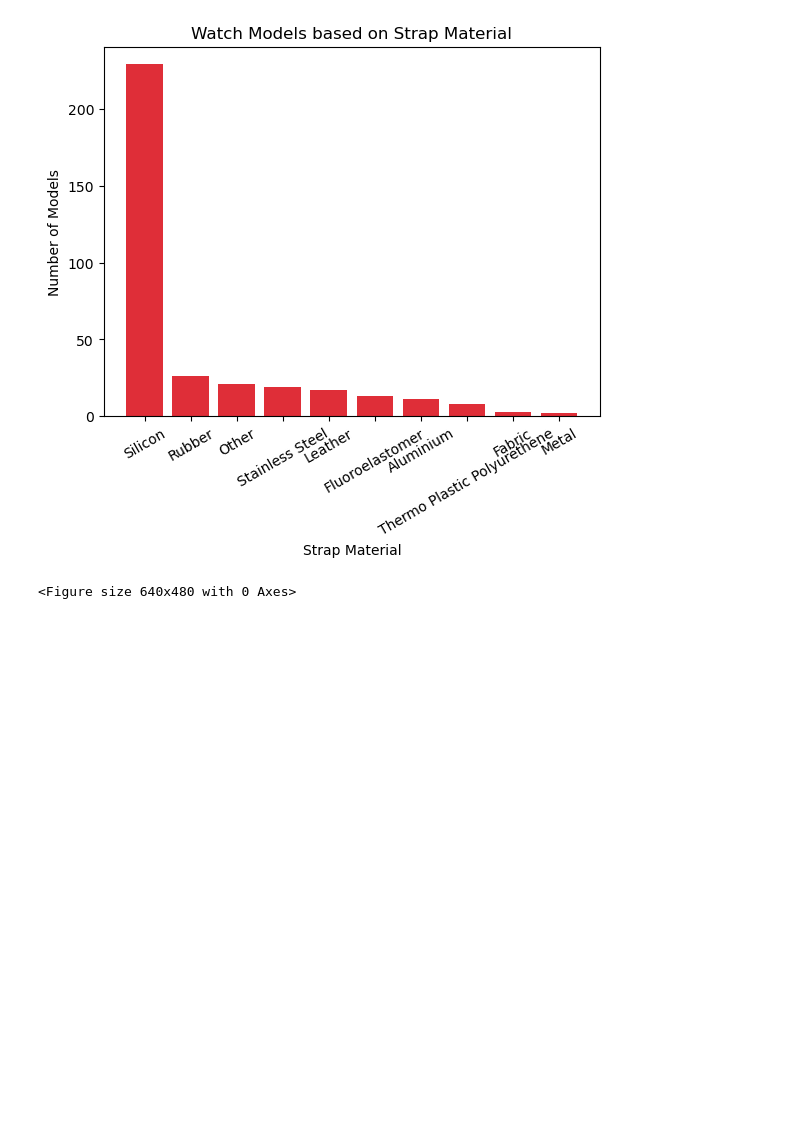
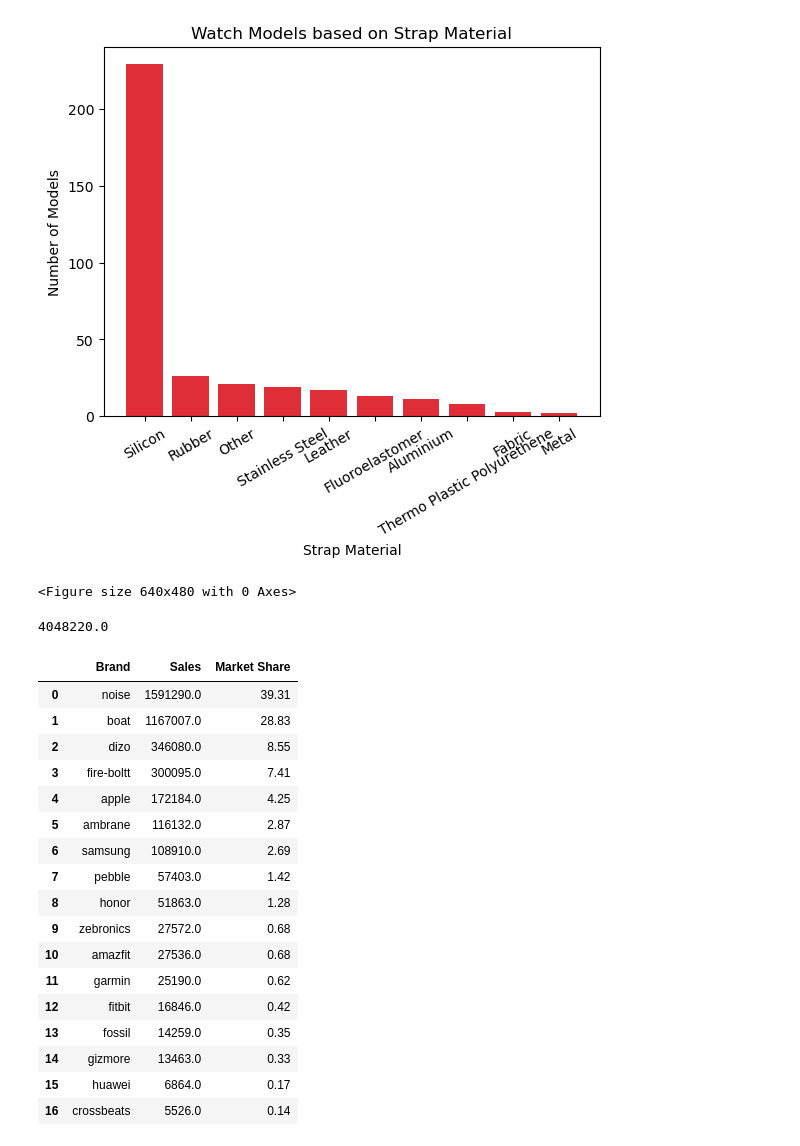
Before and after one commit to abhishank11/Watch-Project, a Jupyter notebook: watch_analysis.ipynb, the cells around one changed output. Drawn from its saved outputs; the diff is of its cells as text; code cells hidden in the pictures; blank space fills up the shorter version.

Commit message:
Market_share
Added market share code

```diff
--- a/watch_analysis.ipynb
+++ b/watch_analysis.ipynb
@@ -196,4 +196,37 @@ for item in column_list:
 [figure]
 <Figure size 640x480 with 0 Axes>
 # %%
-#From this point on use the review count as a demand count:
+#Finding the market share based on demand
+
+df_demand = df_models.groupby('Brand')['Number OF Ratings'].sum().reset_index()
+df_demand = df_demand.sort_values(by='Number OF Ratings', ascending=False).reset_index()
+
+df_demand = df_demand.drop(df_demand.columns[0], axis=1)
+total_sales = np.sum(df_demand['Number OF Ratings'])
+
+print(total_sales)
+df_demand['Market Share'] = ((df_demand['Number OF Ratings']/total_sales)* 100).round(2)
+
+df_demand.columns = ['Brand', 'Sales', 'Market Share']
+df_demand.to_csv('market_share.csv')
+df_demand
+# %% [output]
+4048220.0
+|  | Brand | Sales | Market Share |
+| 0 | noise | 1591290.0 | 39.31 |
+| 1 | boat | 1167007.0 | 28.83 |
+| 2 | dizo | 346080.0 | 8.55 |
+| 3 | fire-boltt | 300095.0 | 7.41 |
+| 4 | apple | 172184.0 | 4.25 |
+| 5 | ambrane | 116132.0 | 2.87 |
+| 6 | samsung | 108910.0 | 2.69 |
+| 7 | pebble | 57403.0 | 1.42 |
+| 8 | honor | 51863.0 | 1.28 |
+| 9 | zebronics | 27572.0 | 0.68 |
+| 10 | amazfit | 27536.0 | 0.68 |
+| 11 | garmin | 25190.0 | 0.62 |
+| 12 | fitbit | 16846.0 | 0.42 |
+| 13 | fossil | 14259.0 | 0.35 |
+| 14 | gizmore | 13463.0 | 0.33 |
+| 15 | huawei | 6864.0 | 0.17 |
+| 16 | crossbeats | 5526.0 | 0.14 |
```
Also changed, not shown: parts of 1 cell of this notebook, 1 other file.
